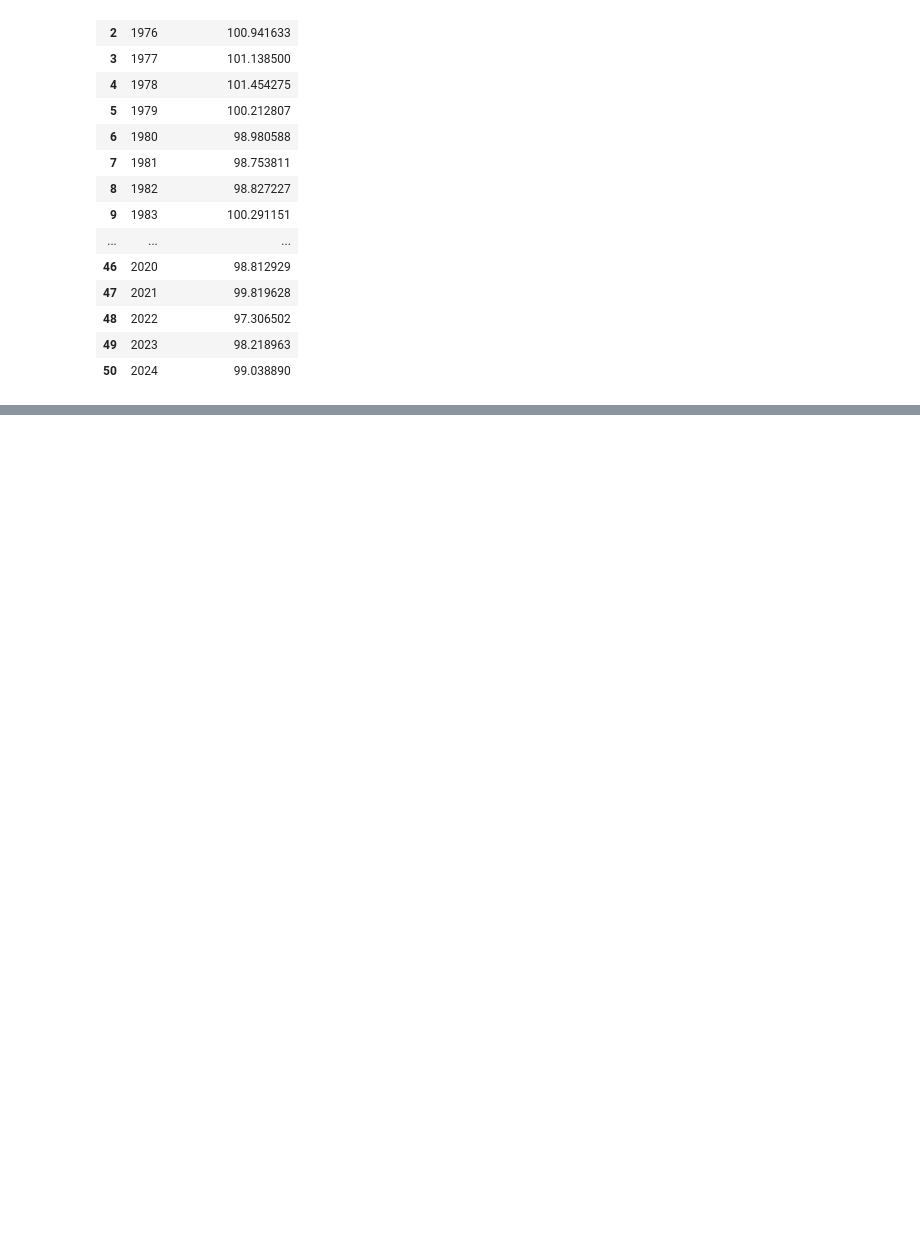
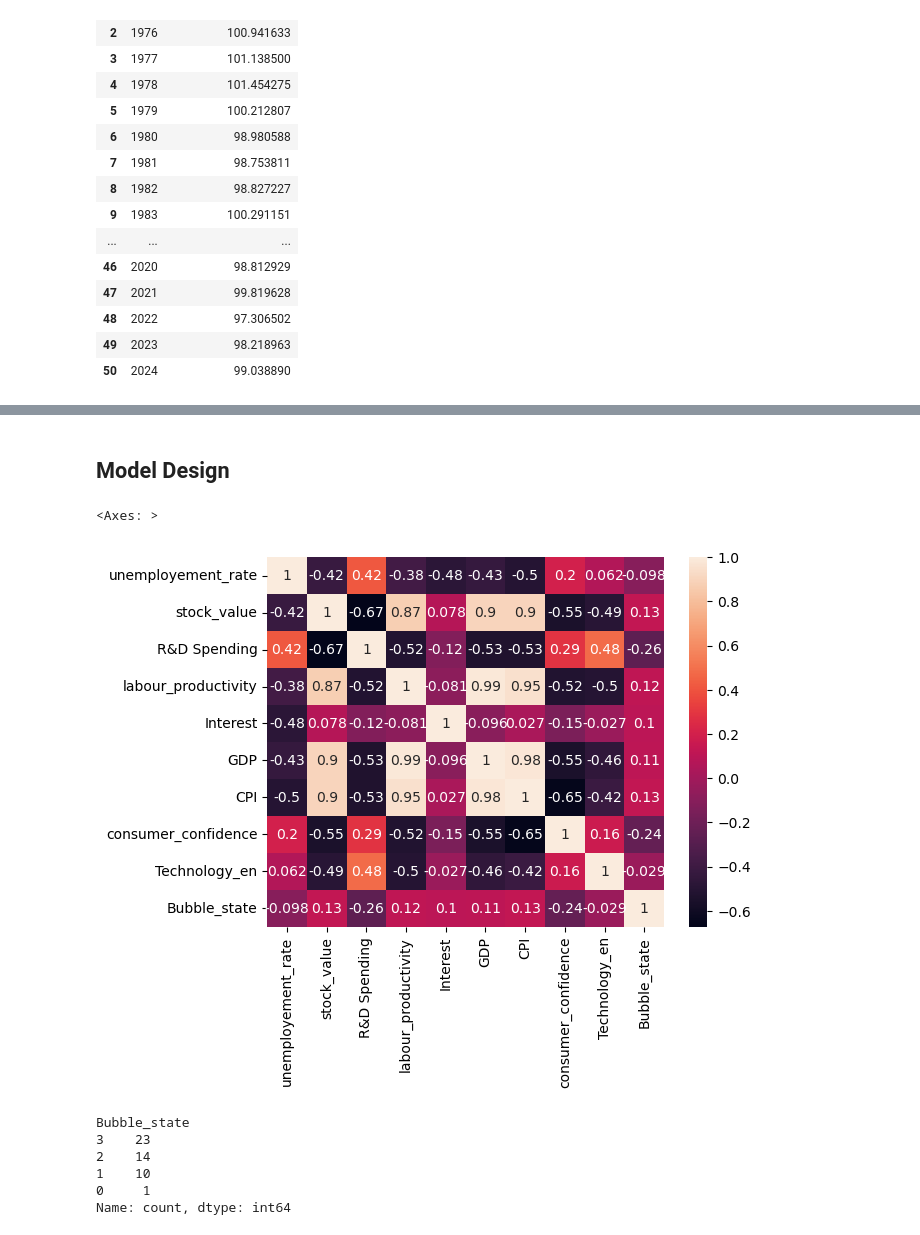
Before and after one commit to whoisusmanali/Digital-Transformation-in-Banking-Industry, a Jupyter notebook: Analysis and Models/Regression Analysis.ipynb, the cells around one changed output, grey strips where cells are left out. Drawn from its saved outputs; the diff is of its cells as text; code cells hidden in the pictures; blank space fills up the shorter version.

```diff
--- a/Analysis and Models/Regression Analysis.ipynb
+++ b/Analysis and Models/Regression Analysis.ipynb
@@ -245,0 +309,6 @@ consumer_confidence1
+# %%
+#Encoding the Technology
+from sklearn.preprocessing import LabelEncoder
+le = LabelEncoder()
+final_data['Technology_en'] = le.fit_transform(final_data['Technology'])
+final_data
@@ -245,0 +333,4 @@ consumer_confidence1
+# %%
+#Encoding Bubbles
+final_data['Bubble_state'] = le.fit_transform(final_data['Bubble_Status'])
+final_data
@@ -245,0 +355,4 @@ consumer_confidence1
+# %%
+#Remove the columns
+final_data.drop(['Technology','Bubble_Status', 'Date'], axis = 1, inplace = True)
+final_data
@@ -245,0 +377,19 @@ consumer_confidence1
+# %%
+#Check point
+data = final_data.copy()
+# %% [markdown]
+## Model Design
+# %%
+sns.heatmap(data.corr(), annot= True)
+# %% [output]
+<Axes: >
+[figure, added]
+# %%
+data['Bubble_state'].value_counts()
+# %% [output]
+Bubble_state
+3    23
+2    14
+1    10
+0     1
+Name: count, dtype: int64
```
Also changed, not shown: parts of 30 cells of this notebook, 9 other files.
